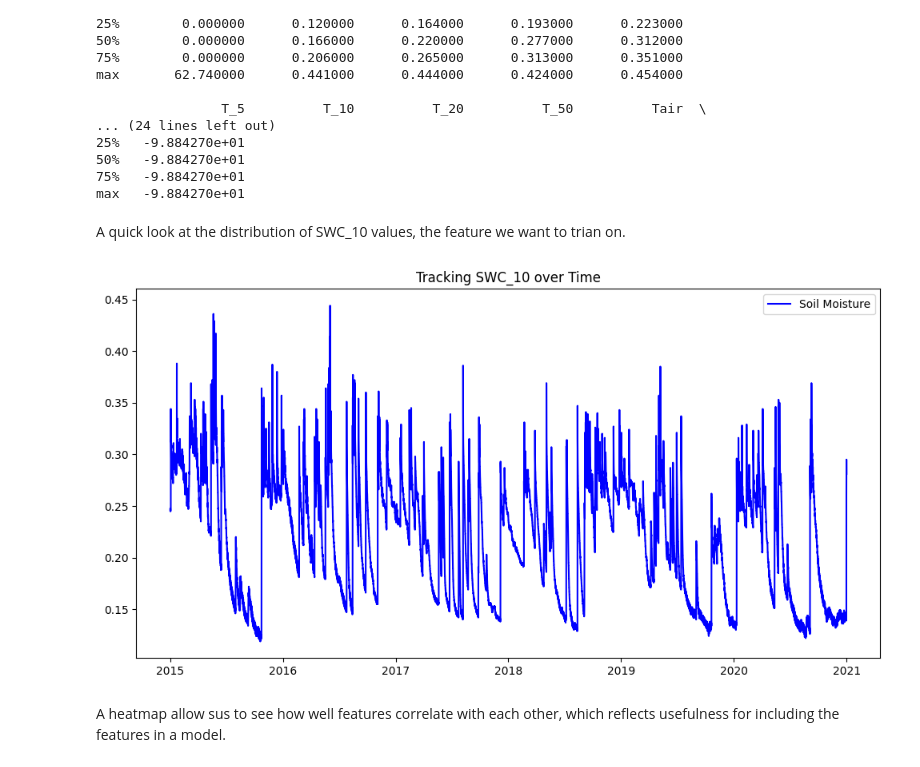
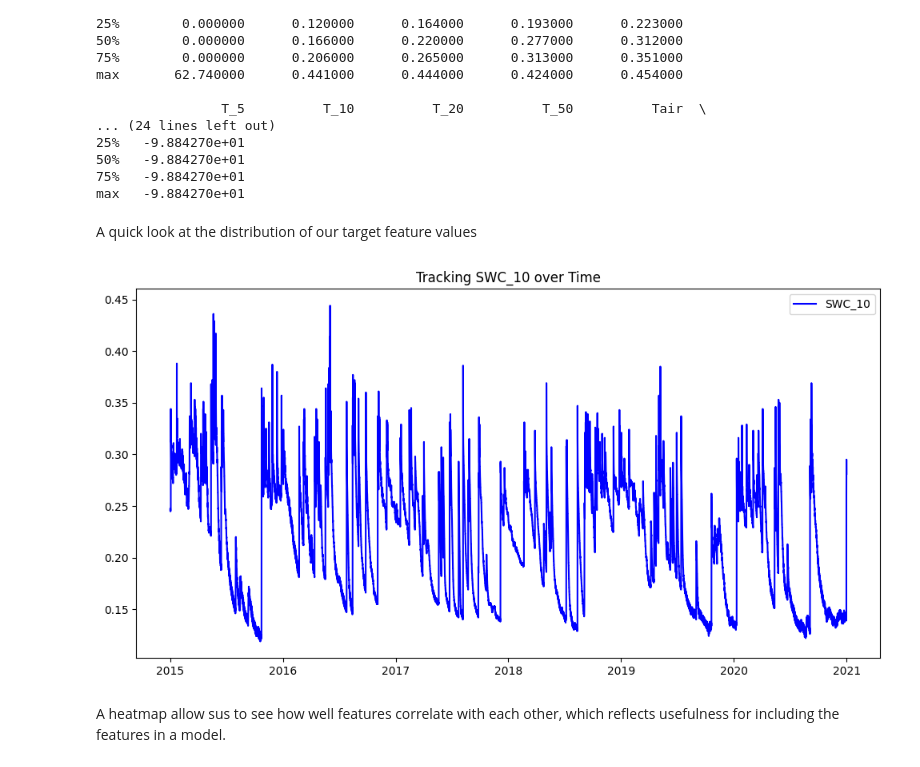
Before and after one commit to kiat/tx-soil-moisture, a Jupyter notebook: mnk_model_comparison/mnk_model_comparison.ipynb, the cells around one changed output. Saved outputs shown, nothing was run; the diff lists cells and outputs as text; code cells hidden in the pictures.

```diff
--- a/mnk_model_comparison/mnk_model_comparison.ipynb
+++ b/mnk_model_comparison/mnk_model_comparison.ipynb
@@ -177,8 +52,7 @@ def build_lstm_model(input_shape, params):
 # %% [markdown]
 # Data Loading and Analysis
 # %%
-data = pd.read_csv('C:/Users/mnabh/Research - Soil Moisture Content/tx-soil-moisture/datasets/Revised_Final_Data/Station3_Revised_Final_Data.csv',
-    parse_dates=['Date'], index_col='Date')
+data = pd.read_csv(INPUT_PATH, parse_dates=['Date'], index_col='Date')
 # %% [markdown]
 Printing the head gives us a quick sample of how our data looks and what features we are working with.
 # %%
@@ -250,15 +102,15 @@ max       62.740000      0.441000      0.444000      0.424000      0.454000
 75%   -9.884270e+01
 max   -9.884270e+01
 # %% [markdown]
-A quick look at the distribution of SWC_10 values, the feature we want to trian on.
+A quick look at the distribution of our target feature values
 # %%
 plt.figure(figsize=(12,6))
-plt.plot(data.index, data['SWC_10'], label="Soil Moisture",color="blue")
-plt.title("Tracking SWC_10 over Time")
+plt.plot(data.index, data[TARGET_COL], label=TARGET_COL,color="blue")
+plt.title("Tracking " + TARGET_COL + " over Time")
 plt.legend ()
 plt.show()
 # %% [output]
-[figure, old version]
+[figure, new version]
 # %% [markdown]
 A heatmap allow sus to see how well features correlate with each other, which reflects usefulness for including the features in a model.
 # %%
```
Also changed, not shown: parts of 26 cells of this notebook, 2 other files.
